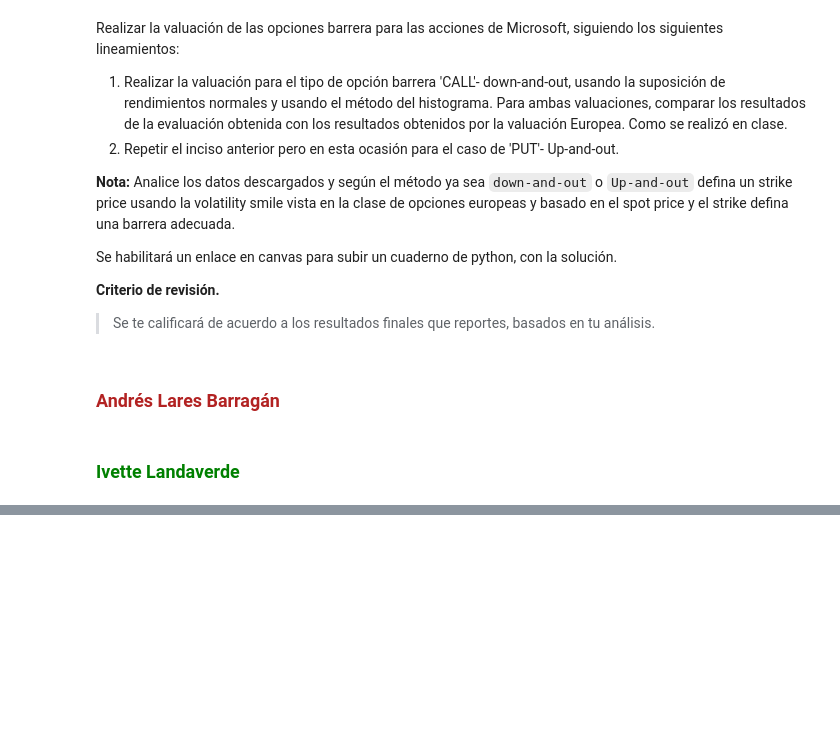
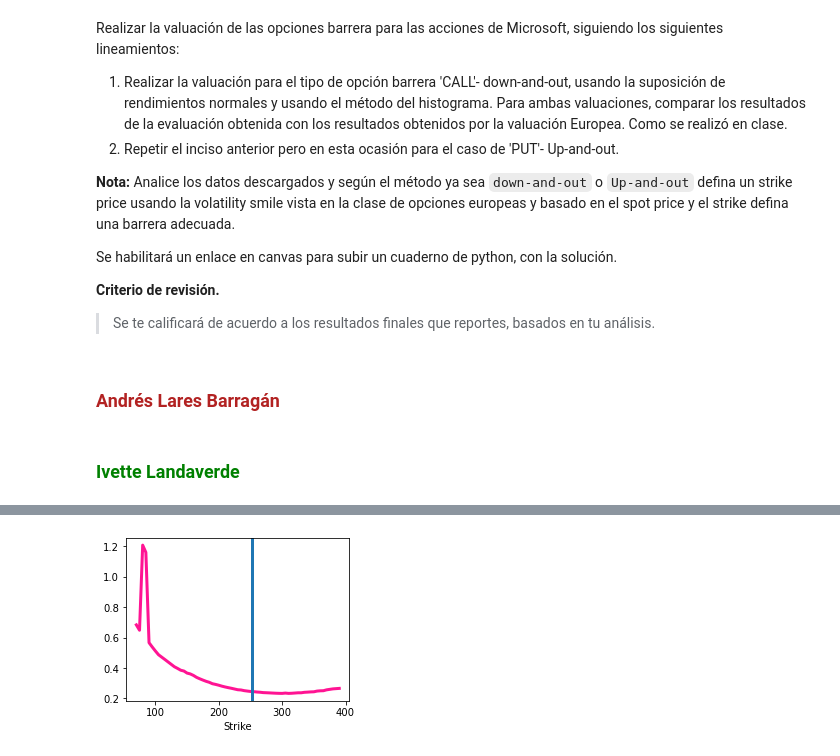
Before and after one commit to AndresLaresBarragan/ProyectoConjunto_ALares_ILandaverde, a Jupyter notebook: Tarea 11.ipynb, the cells around one changed output, grey strips where cells are left out. Cells and saved outputs as stored; diff of their text form; code cells hidden in the pictures; blank space fills up the shorter version.

```diff
--- a/Tarea 11.ipynb
+++ b/Tarea 11.ipynb
@@ -47,0 +110,4 @@ import plotly.graph_objects as go
+# %%
+micro = web.YahooOptions('MSFT')
+micro_opt = micro.get_all_data().reset_index()
+micro_opt.set_index('Expiry').sort_index().head(3)
@@ -47,0 +121,7 @@ import plotly.graph_objects as go
+# %%
+opt_deseada = micro_opt.loc[(micro_opt.Type=="call") & (micro_opt.Strike==130) & (micro_opt.Expiry==date)]
+opt_valuar = opt_deseada.loc[list(opt_deseada.index)[0]]
+K = 250
+##
+call = micro_opt.loc[(micro_opt.Expiry== date) & (micro_opt.Type=='call')]
+call.head(3)
@@ -47,0 +134,7 @@ import plotly.graph_objects as go
+# %%
+#
+#Volatility smile:
+ax = call.set_index('Strike').loc[:,'IV'].plot(figsize=(4,3),lw=3,color='deeppink')
+ax.axvline(call.Underlying_Price.iloc[0],lw=3);
+# %% [output]
+[figure, added]
```
Also changed, not shown: parts of 26 cells of this notebook.
